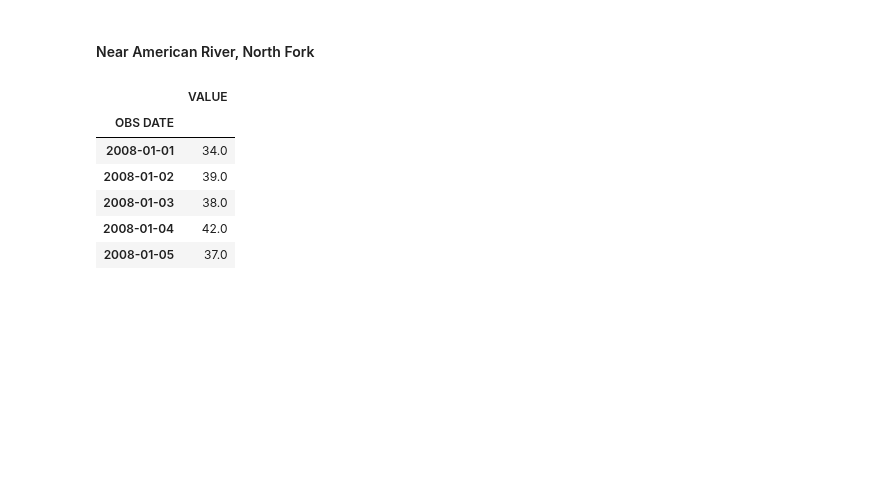
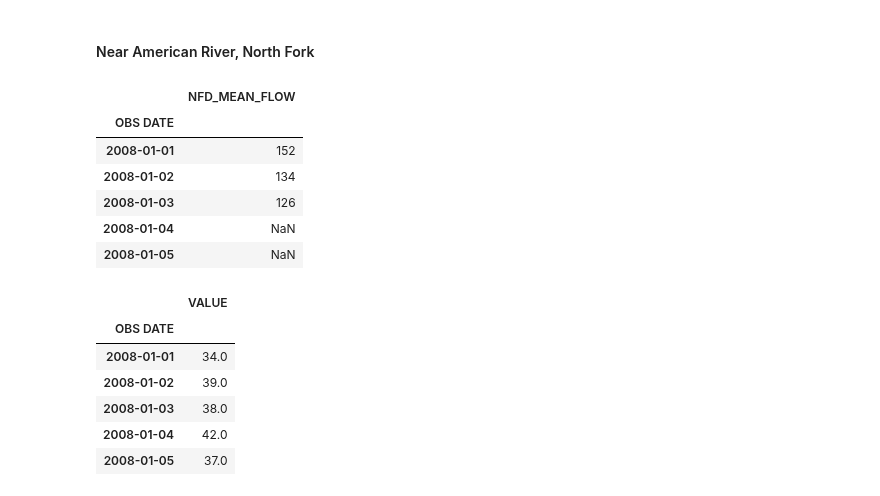
Before and after one commit to lauren-alexandra/basin-inflow-dnn, a Jupyter notebook: weather-informed-reservoir-operation.ipynb, the cells around one changed output. Saved outputs shown, nothing was run; the diff lists cells and outputs as text; code cells hidden in the pictures; blank space fills up the shorter version.

```diff
--- a/weather-informed-reservoir-operation.ipynb
+++ b/weather-informed-reservoir-operation.ipynb
@@ -306,5 +73,25 @@ def prepare_station_df(station_data, hourly=False):
 # %% [markdown]
 #### Near American River, North Fork
+# %%
+### NF AMERICAN R AT NORTH FORK DAM (NFD) ###
+# Elevation: 715 ft
+
+# FLOW, MEAN DAILY, CFS (daily)
+NFD_MEAN_FLOW_DATA = pd.read_excel(f'{DATA_PATH}/CDEC_Water_Data/NFD/NFD_41.xlsx')
+NFD_MEAN_FLOW_DF = prepare_station_df(NFD_MEAN_FLOW_DATA)
+
+# Reset value name for df merge
+NFD_MEAN_FLOW_DF.rename(columns={"VALUE": "NFD_MEAN_FLOW"}, inplace=True)
+
+NFD_MEAN_FLOW_DF.head()
+# %% [output]
+|  | NFD_MEAN_FLOW |
+| OBS DATE |  |
+| 2008-01-01 | 152 |
+| 2008-01-02 | 134 |
+| 2008-01-03 | 126 |
+| 2008-01-04 | NaN |
+| 2008-01-05 | NaN |
 # %%
 ### Auburn Dam Ridge (ADR) ###
 # Elevation: 1,200 ft
```
Also changed, not shown: parts of 39 cells of this notebook.
